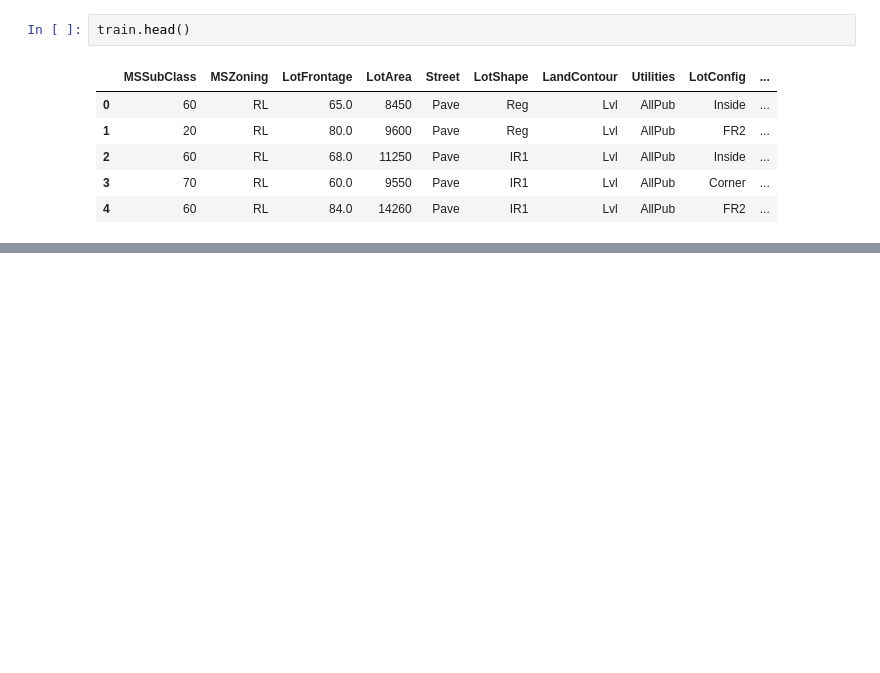
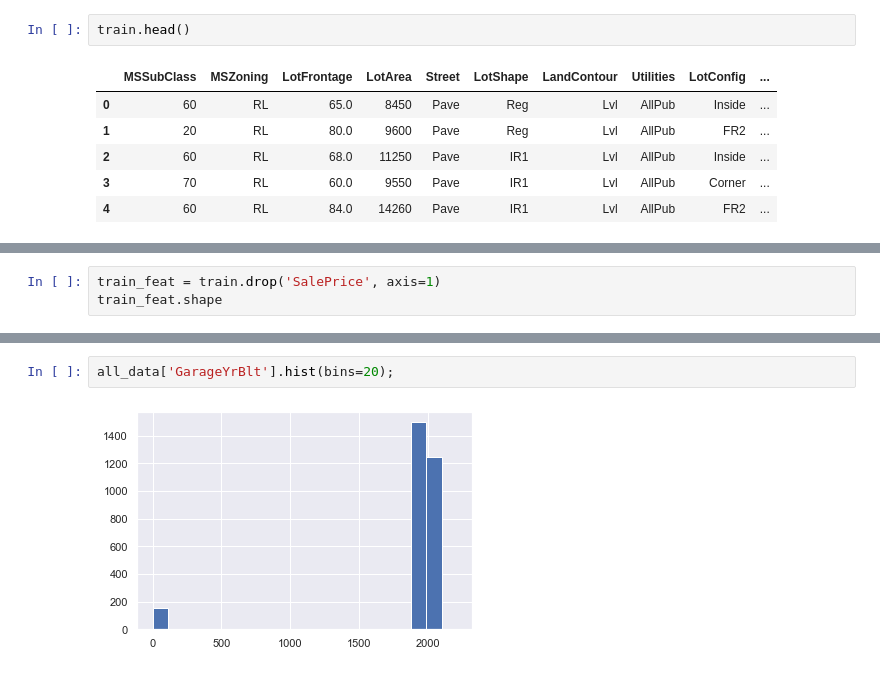
Before and after one commit to gepallas/ML_House_Prices, a Jupyter notebook: HousePrices_DataPreparation.ipynb, the cells around one changed output, grey strips where cells are left out. Drawn from its saved outputs; the diff is of its cells as text; blank space fills up the shorter version.

```diff
--- a/HousePrices_DataPreparation.ipynb
+++ b/HousePrices_DataPreparation.ipynb
@@ -70,0 +80,3 @@ train.head()
+# %%
+train_feat = train.drop('SalePrice', axis=1)
+train_feat.shape
@@ -74,0 +121,4 @@ train.head()
+# %%
+all_data['GarageYrBlt'].hist(bins=20);
+# %% [output]
+[figure, added]
```
Also changed, not shown: parts of 20 cells of this notebook.
